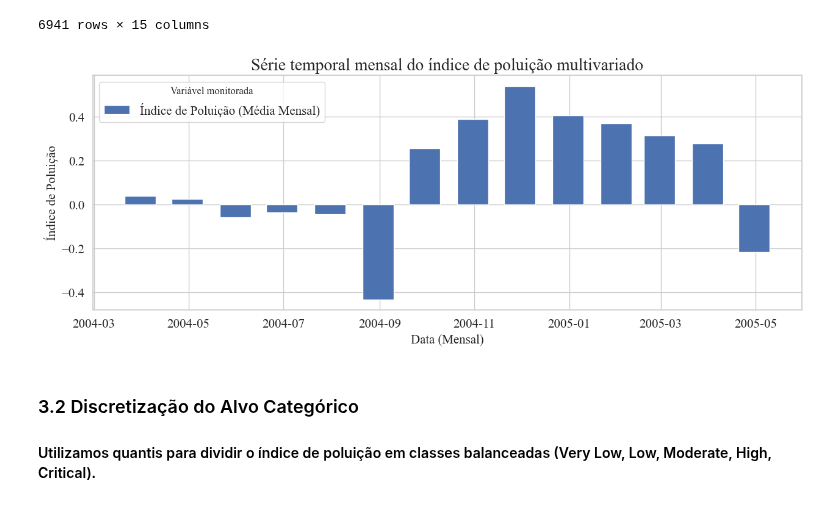
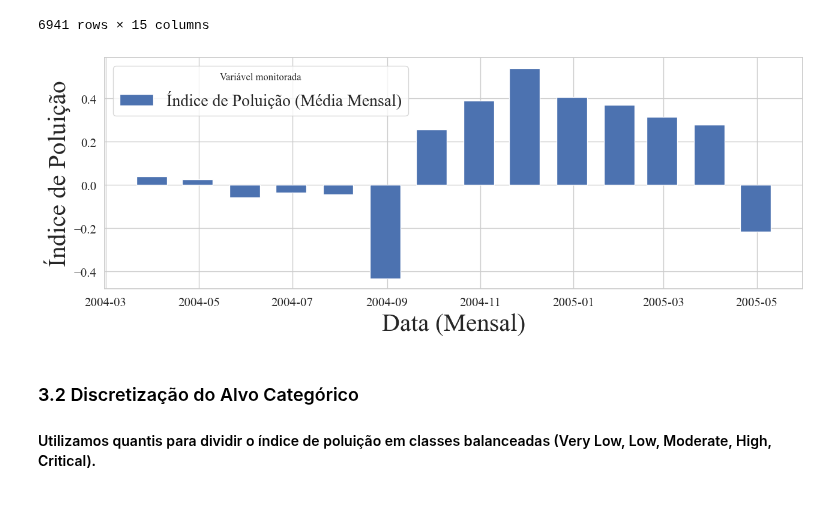
Before and after one commit to diego-nac/ica-homeworks, a Jupyter notebook: homework3/code.ipynb, the cells around one changed output. Saved outputs shown, nothing was run; the diff lists cells and outputs as text; code cells hidden in the pictures.

Commit message:
monitor rev mod

```diff
--- a/homework3/code.ipynb
+++ b/homework3/code.ipynb
@@ -276,20 +276,20 @@ air_quality
 # %%
 # criar coluna datetime com base nas colunas Date e Time
 air_quality['datetime'] = pd.to_datetime(air_quality['Date'] + ' ' + air_quality['Time'], format='%d/%m/%Y %H.%M.%S')
 air_quality = air_quality.set_index('datetime')
 
 monthly_pollution = air_quality["PollutionIndex"].resample("M").mean()
 
 plt.figure(figsize=(15, 5))
 plt.bar(monthly_pollution.index, monthly_pollution.values, label="Índice de Poluição (Média Mensal)", width=20)
-plt.title("Série temporal mensal do índice de poluição multivariado")
-plt.xlabel("Data (Mensal)")
-plt.ylabel("Índice de Poluição")
-plt.legend(title="Variável monitorada")
+# plt.title("Série temporal mensal do índice de poluição multivariado")
+plt.xlabel("Data (Mensal)", fontsize=30)
+plt.ylabel("Índice de Poluição", fontsize=30)
+plt.legend(title="Variável monitorada", fontsize=20)
 savefig("eda_temporal_behavior_monthly")
 plt.show()
 # %% [output]
-[figure, old version]
+[figure, new version]
 # %% [markdown]
 ### 3.2 Discretização do Alvo Categórico
 
```
Also changed, not shown: parts of 5 cells of this notebook, 7 other files.
